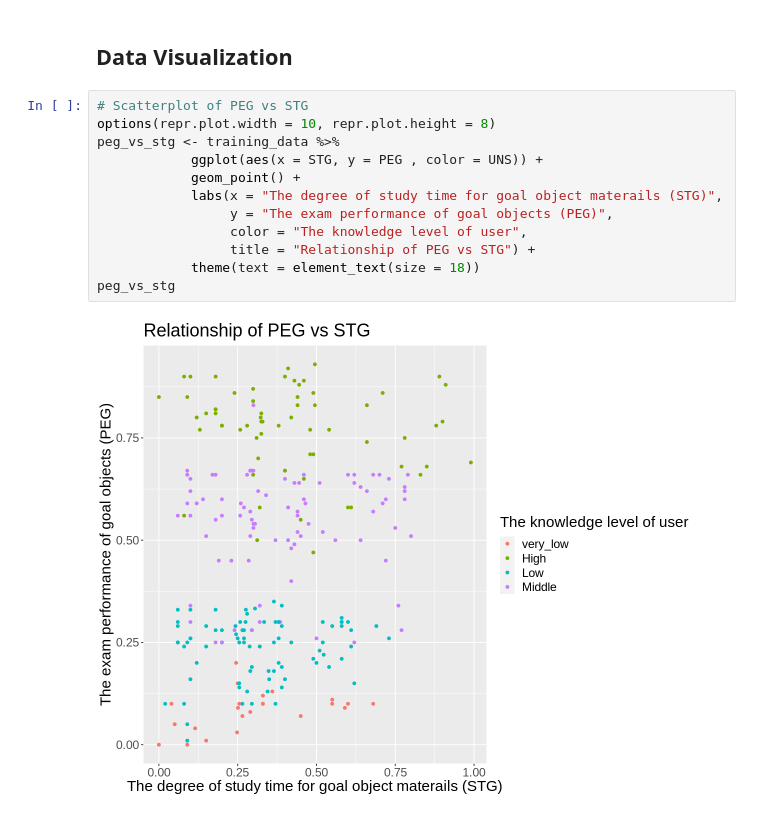
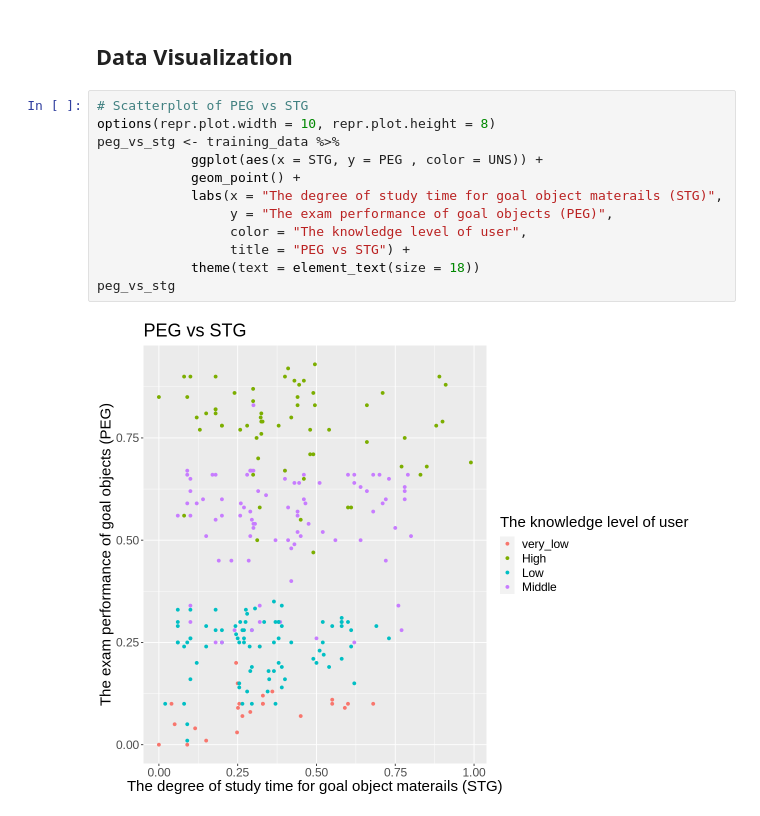
Before and after one commit to kzhang0113/group_8_ds_project, a Jupyter notebook: group_project_proposal.ipynb, the cells around one changed output. Saved outputs shown, nothing was run; the diff lists cells and outputs as text.

```diff
--- a/group_project_proposal.ipynb
+++ b/group_project_proposal.ipynb
@@ -165,17 +158,17 @@ sprintf("The number of missing data in STG: %s", peg_miss)
 # %%
 # Scatterplot of PEG vs STG
 options(repr.plot.width = 10, repr.plot.height = 8)
 peg_vs_stg <- training_data %>%
             ggplot(aes(x = STG, y = PEG , color = UNS)) +
             geom_point() +
             labs(x = "The degree of study time for goal object materails (STG)",
                  y = "The exam performance of goal objects (PEG)",
                  color = "The knowledge level of user",
-                 title = "Relationship of PEG vs STG") +
+                 title = "PEG vs STG") +
             theme(text = element_text(size = 18))
 peg_vs_stg
 # %% [output]
-[figure, old version]
+[figure, new version]
 # %%
 # Scatterplot of PEG vs SCG
 peg_vs_scg <- training_data %>%
```
Also changed, not shown: parts of 8 cells of this notebook.
